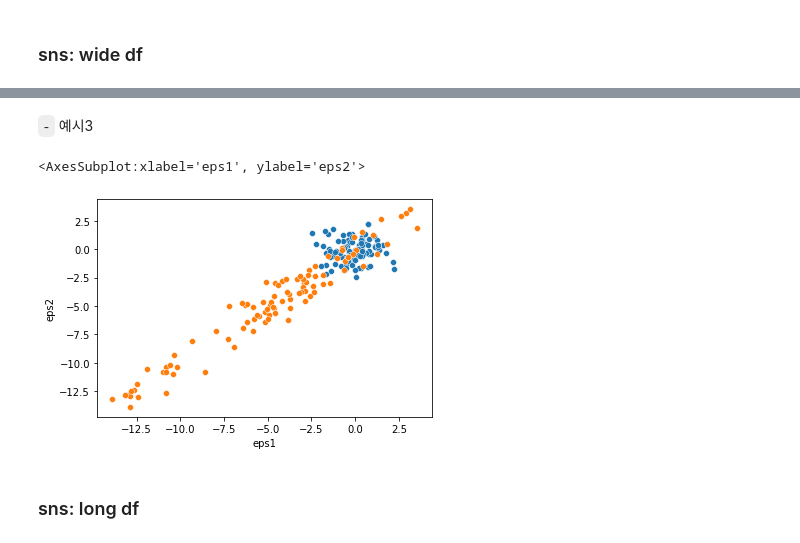
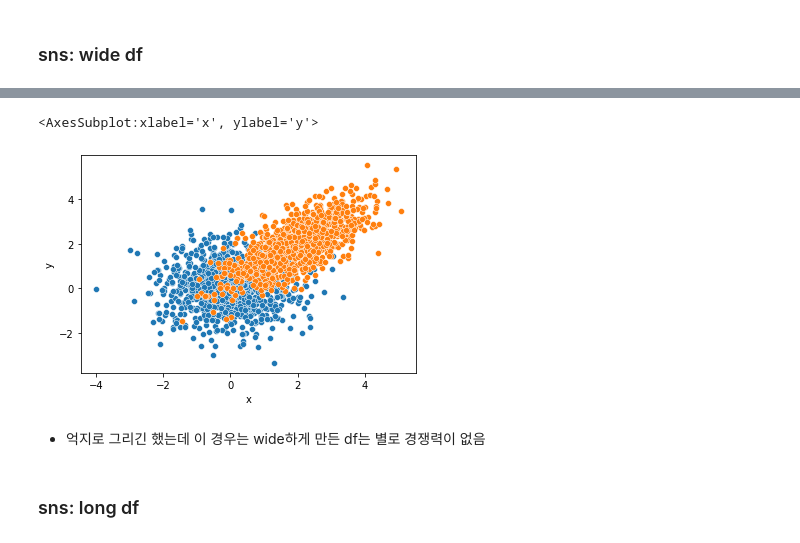
Before and after one commit to guebin/DV2022_backup, a Jupyter notebook: _notebooks/2022-10-03-(5주차) draft.ipynb, the cells around one changed output, grey strips where cells are left out. Cells and saved outputs as stored; diff of their text form; code cells hidden in the pictures.

```diff
--- a/_notebooks/2022-10-03-(5주차) draft.ipynb
+++ b/_notebooks/2022-10-03-(5주차) draft.ipynb
@@ -30,0 +25,3 @@ y2 = y[1:] # t 시점
+# %%
+x1,y1 =  np.random.multivariate_normal([0,0],[[1,0],[0,1]],size=1000).T
+x2,y2 =  np.random.multivariate_normal([2,2],[[1,0.7],[0.7,1]],size=1000).T
@@ -80,10 +49,11 @@ sns.scatterplot(data=pd.DataFrame({'y1':y1,'y2':y2}), x='y1', y='y2')
-# %% [markdown]
-`-` 예시3
 # %%
-sns.scatterplot(data=pd.DataFrame({'eps1':eps1,'eps2':eps2}), x='eps1', y='eps2')
-sns.scatterplot(data=pd.DataFrame({'y1':y1,'y2':y2}), x='y1', y='y2')
+sns.scatterplot(data=pd.DataFrame({'x':x1,'y':y1}),x='x',y='y')
+sns.scatterplot(data=pd.DataFrame({'x':x2,'y':y2}),x='x',y='y')
+#sns.scatterplot(data=None,x=x2,y=y2)
 # %% [output]
-<AxesSubplot:xlabel='eps1', ylabel='eps2'>
+<AxesSubplot:xlabel='x', ylabel='y'>
-[figure, old version]
+[figure, new version]
+# %% [markdown]
+- 억지로 그리긴 했는데 이 경우는 wide하게 만든 df는 별로 경쟁력이 없음
 # %% [markdown]
 ### sns: long df
```
Also changed, not shown: parts of 76 cells of this notebook, 1 other file.
